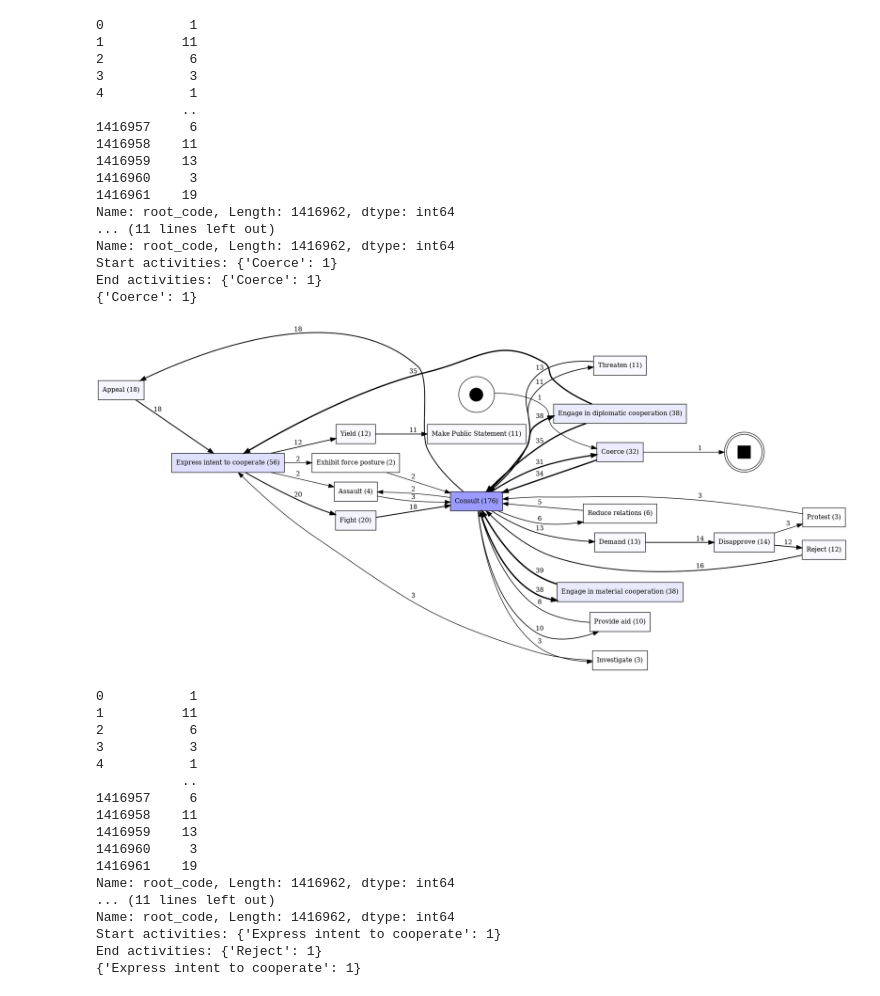
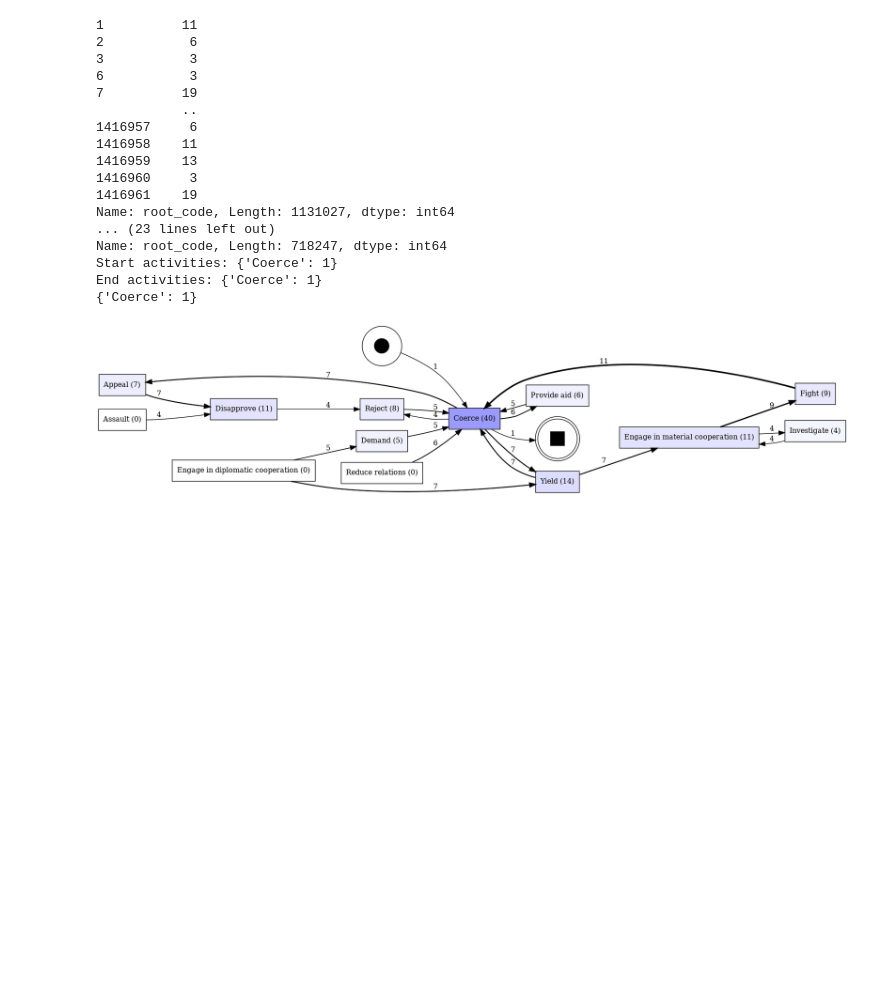
Before and after one commit to sashamorecode/Geopolitics-Process-Mining, a Jupyter notebook: ProcMingNotebookTest.ipynb, the cells around one changed output. Cells and saved outputs as stored; diff of their text form; code cells hidden in the pictures; blank space fills up the shorter version.

```diff
--- a/ProcMingNotebookTest.ipynb
+++ b/ProcMingNotebookTest.ipynb
@@ -64,11 +64,10 @@ def make_dfg(event_log, minThresh = 1, max_path_denoise=True, show=True):
     dfg, start_activities, end_activities = pm4py.discover_dfg(event_log, case_id_key='case:concept:name', activity_key='concept:name', timestamp_key='time:timestamp')
     print(start_activities)
     if max_path_denoise:
-        #keep only the largest in and out edges for each activity
+        #keep only the largest in and out edges for each activity as well as remove self loops
         dfg = {activities: value for activities, value in dfg.items() if activities[0] != activities[1] and (value >= max([x for k,x in dfg.items() if k[0] == activities[0]])
                                                                                                             or value >= max([x for k,x in dfg.items() if k[1] == activities[1]]))}
-    else:
-        dfg = {activities: value for activities, value in dfg.items() if value >= minThresh}
+    dfg = {activities: value for activities, value in dfg.items() if value >= minThresh}
 
     if show:
         pm4py.view_dfg(dfg, start_activities, end_activities, format='png')
@@ -89,47 +88,28 @@ def make_bpmn(event_log, show=True):
 # %%
 #selector block, config and select stuff here
 
 event_log = import_csv(dataPath)
-event_log_r = preprocess(event_log, key="RUSUSA", remove_activity_keys=["1","4"])
-make_dfg(event_log_r,minThresh =30)
-event_log_u = preprocess(event_log, key="USARUS", remove_activity_keys=["1","4"])
-make_dfg(event_log_u,minThresh =30)
+event_log_r = preprocess(event_log,key="USACUB", remove_activity_keys=[1,3,4])
+make_dfg(event_log_r,minThresh =4)
 #make_bpmn(event_log)
 #make_process_tree(event_log)
 #make_petrinet(event_log)
 # %% [output]
-0           1
 1          11
 2           6
 3           3
-4           1
+6           3
+7          19
            ..
 1416957     6
 1416958    11
 1416959    13
 1416960     3
 1416961    19
-Name: root_code, Length: 1416962, dtype: int64
-... (11 lines left out)
-Name: root_code, Length: 1416962, dtype: int64
+Name: root_code, Length: 1131027, dtype: int64
+... (23 lines left out)
+Name: root_code, Length: 718247, dtype: int64
 Start activities: {'Coerce': 1}
 End activities: {'Coerce': 1}
 {'Coerce': 1}
-[figure, old version]
+[figure, new version]
-0           1
-1          11
-2           6
-3           3
-4           1
-           ..
-1416957     6
-1416958    11
-1416959    13
-1416960     3
-1416961    19
-Name: root_code, Length: 1416962, dtype: int64
-... (11 lines left out)
-Name: root_code, Length: 1416962, dtype: int64
-Start activities: {'Express intent to cooperate': 1}
-End activities: {'Reject': 1}
-{'Express intent to cooperate': 1}
```
Also changed, not shown: parts of 1 cell of this notebook.
